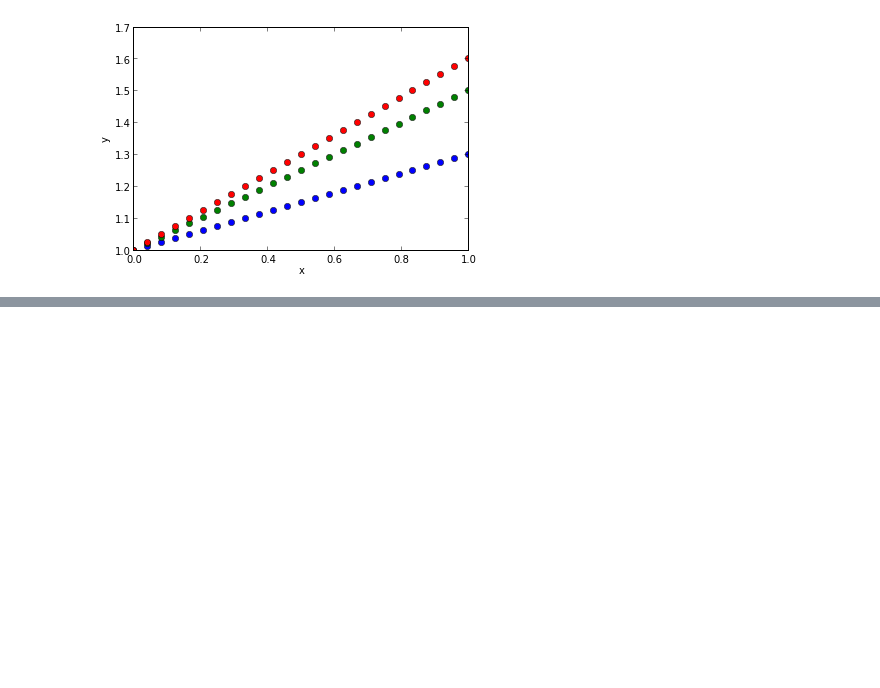
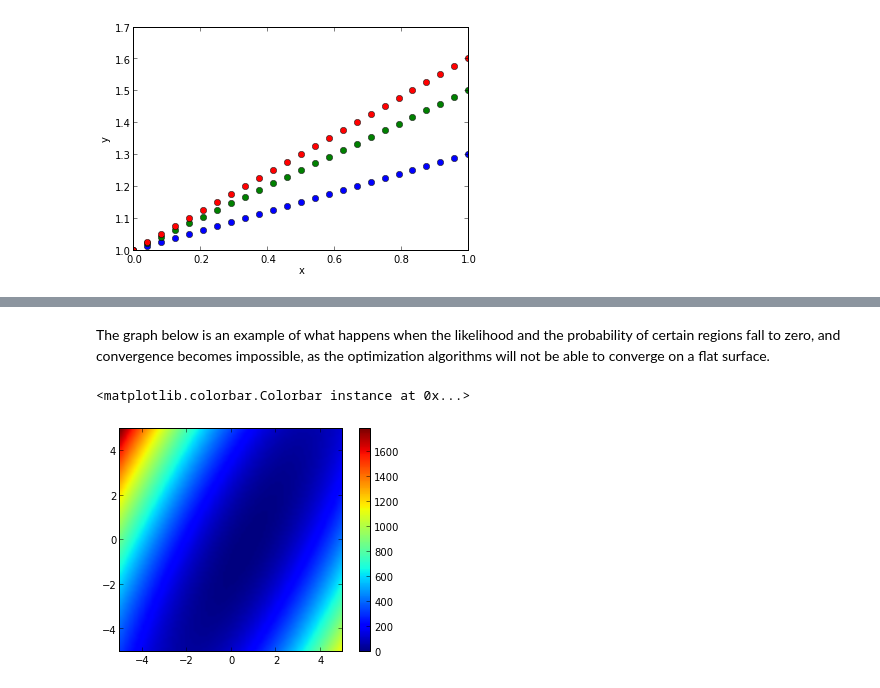
Before and after one commit to gajomi/enzymatica, a Jupyter notebook: docs/inference.ipynb, the cells around one changed output, grey strips where cells are left out. Saved outputs shown, nothing was run; the diff lists cells and outputs as text; code cells hidden in the pictures; blank space fills up the shorter version.

Commit message:
the notebook is updated with a simple case for optimization.

```diff
--- a/docs/inference.ipynb
+++ b/docs/inference.ipynb
@@ -46,3 +45,18 @@ data = NormalDistribution(y_data, sigma * sigma)
 prior = UniformDistribution(input_space)
 # %%
 posterior = Posterior(prior, model_rv, data)
+# %% [markdown]
+<div>
+    The graph below is an example of what happens when the likelihood and the probability of
+    certain regions fall to zero, and convergence becomes impossible, as the optimization
+    algorithms will not be able to converge on a flat surface.
+</div>
+# %%
+a = linspace(-5, 5, 100)
+b = linspace(-5, 5, 100)
+likelihoods = [[-posterior.log_likelihood([_a, _b]) for _b in b] for _a in a]
+imshow(likelihoods, extent=[-5, 5, -5, 5])
+colorbar()
+# %% [output]
+<matplotlib.colorbar.Colorbar instance at 0x...>
+[figure, added]
```
Also changed, not shown: parts of 5 cells of this notebook, 5 other files.
